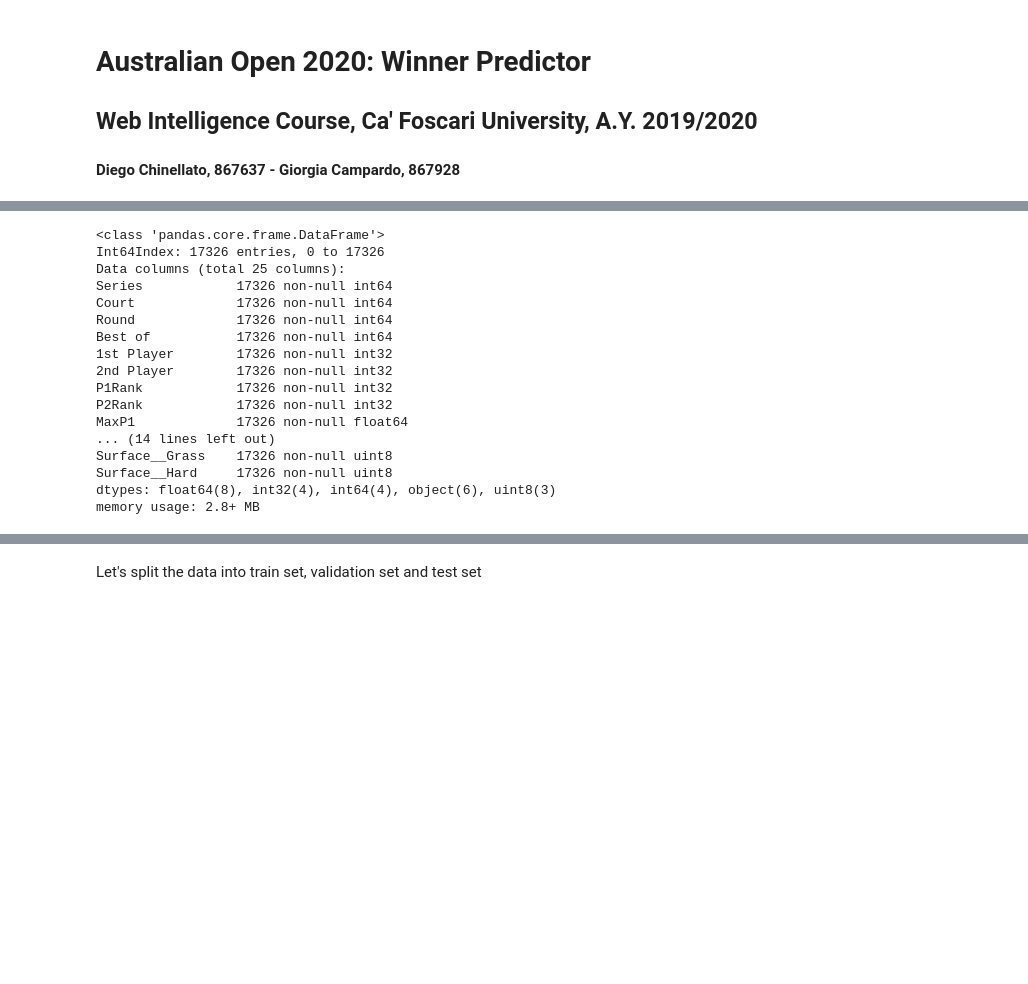
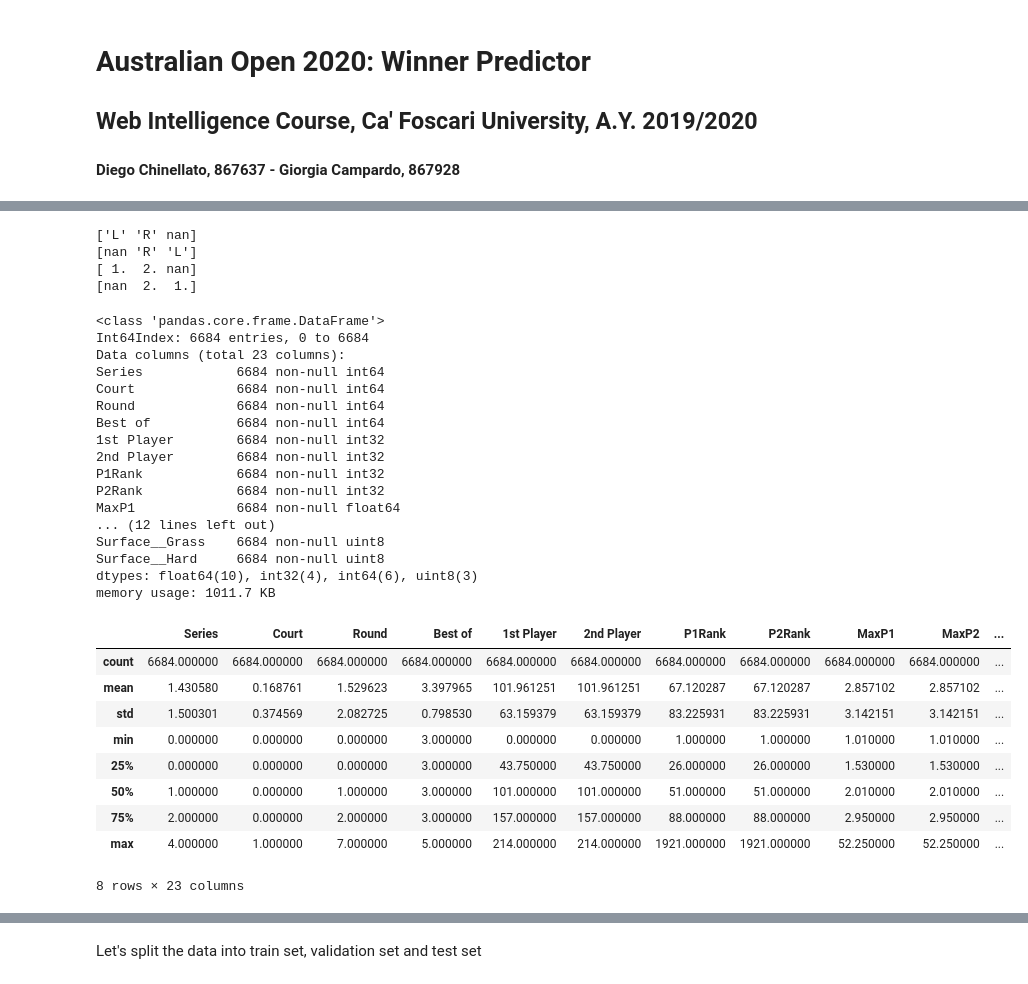
Before and after one commit to diegochine/ao2020-winner-predictor, a Jupyter notebook: O2020 Winner Predictor.ipynb, the cells around one changed output, grey strips where cells are left out. Drawn from its saved outputs; the diff is of its cells as text; code cells hidden in the pictures; blank space fills up the shorter version.

```diff
--- a/O2020 Winner Predictor.ipynb
+++ b/O2020 Winner Predictor.ipynb
@@ -62,11 +56,11 @@ data_types = {
     'WElo': float,
     'WSurfElo': float,
     'WHand': object,
-    'WBHand': object,
+    'WBHand': float,
     'LElo': float,
     'LSurfElo': float,
     'LHand': object,
-    'LBHand': object
+    'LBHand': float
 }
 x = pd.read_csv('data/dataset.csv',
                 encoding='utf-8-sig',
@@ -95,3 +69,13 @@ memory usage: 9.2+ MB
+# %%
+print(x['WHand'].unique())
+print(x['LHand'].unique())
+print(x['WBHand'].unique())
+print(x['LBHand'].unique())
+# %% [output]
+['L' 'R' nan]
+[nan 'R' 'L']
+[ 1.  2. nan]
+[nan  2.  1.]
 # %%
 def compute_elo_rankings(data):
     """
@@ -140,7 +124,8 @@ def preprocess_data(max_date=2014,
     features_to_drop += ['ATP', 'Location', 'Tournament', 'Date', 'Comment',
                          'WPts', 'LPts', 'Wsets', 'Lsets',
                          'W1', 'L1', 'W2', 'L2', 'W3', 'L3', 'W4', 'L4', 'W5', 'L5',
-                         'B365W', 'B365L', 'EXW', 'EXL', 'LBW', 'LBL', 'PSW', 'PSL', 'SJW', 'SJL']
+                         'B365W', 'B365L', 'EXW', 'EXL', 'LBW', 'LBL', 'PSW', 'PSL', 'SJW', 'SJL',
+                         'WBD', 'LBD']
     X = X.drop(columns=features_to_drop)
 
     # Deal with missing values
@@ -168,8 +153,11 @@ def preprocess_data(max_date=2014,
                  }
     X = X.replace({'Round': rounds2int, 'Series': series2int})
 
-    # Convert court to binary
-    X = X.replace({'Court': {'Outdoor': 0, 'Indoor': 1}})
+    # Convert categorical (binary) fields to int
+    X = X.replace({'Court': {'Outdoor': 0, 'Indoor': 1},
+                   'WHand': {'R': 0, 'L': 1},
+                   'LHand': {'R': 0, 'L': 1}})
+    X.astype({'WBHand': int, 'LBHand': int})
 
     # One hot encode categorical features into binary features
     X = pd.get_dummies(X, prefix=['Surface_'], columns=['Surface'], drop_first=drop_first)
@@ -180,7 +168,7 @@ def preprocess_data(max_date=2014,
     for i, player in enumerate(players):
         players_to_id[player] = i
     X = X.replace({'Winner': players_to_id, 'Loser': players_to_id})
-    X = X.astype({'Winner':int, 'Loser':int})
+    X = X.astype({'Winner': int, 'Loser': int})
 
     X = X.rename(columns={'Winner':'1st Player', 'Loser':'2nd Player',
                           'WRank':'P1Rank', 'LRank':'P2Rank',
@@ -191,31 +179,47 @@ def preprocess_data(max_date=2014,
     Y = np.concatenate([np.ones(X.shape[0], dtype=int), np.zeros(X.shape[0], dtype=int)])
     # Swap columns and concatenate to data
     tmp = X.copy()
-    cols_to_swap = ['1st Player', '2nd Player', 'P1Rank', 'P2Rank', 'MaxP1', 'MaxP2',  'AvgP1',  'AvgP2']
-    cols_swapped = ['2nd Player', '1st Player', 'P2Rank', 'P1Rank', 'MaxP2', 'MaxP1',  'AvgP2',  'AvgP1']
+    cols_to_swap = ['1st Player', '2nd Player', 'P1Rank', 'P2Rank', 'MaxP1', 'MaxP2',  'AvgP1',  'AvgP2',
+                    'WElo', 'LElo', 'WSurfElo', 'LSurfElo', 'WHand', 'LHand', 'WBHand', 'LBHand']
+    cols_swapped = ['2nd Player', '1st Player', 'P2Rank', 'P1Rank', 'MaxP2', 'MaxP1',  'AvgP2',  'AvgP1',
+                    'LElo', 'WElo', 'LSurfElo', 'WSurfElo', 'LHand', 'WHand', 'LBHand', 'WBHand']
+
     tmp[cols_to_swap] = tmp[cols_swapped]
     tmp.index = np.array(range(X.shape[0] + 1, X.shape[0] * 2 + 1))
     X = pd.concat((X, tmp))
 
     return X, Y
 # %%
-X, Y = preprocess_data()
+X, Y = preprocess_data(max_date=2018)
 X.info()
 # %% [output]
 <class 'pandas.core.frame.DataFrame'>
-Int64Index: 17326 entries, 0 to 17326
-Data columns (total 25 columns):
-Series            17326 non-null int64
-Court             17326 non-null int64
-Round             17326 non-null int64
-Best of           17326 non-null int64
-1st Player        17326 non-null int32
-2nd Player        17326 non-null int32
-P1Rank            17326 non-null int32
-P2Rank            17326 non-null int32
-MaxP1             17326 non-null float64
-... (14 lines left out)
-Surface__Grass    17326 non-null uint8
-Surface__Hard     17326 non-null uint8
-dtypes: float64(8), int32(4), int64(4), object(6), uint8(3)
-memory usage: 2.8+ MB
+Int64Index: 6684 entries, 0 to 6684
+Data columns (total 23 columns):
+Series            6684 non-null int64
+Court             6684 non-null int64
+Round             6684 non-null int64
+Best of           6684 non-null int64
+1st Player        6684 non-null int32
+2nd Player        6684 non-null int32
+P1Rank            6684 non-null int32
+P2Rank            6684 non-null int32
+MaxP1             6684 non-null float64
+... (12 lines left out)
+Surface__Grass    6684 non-null uint8
+Surface__Hard     6684 non-null uint8
+dtypes: float64(10), int32(4), int64(6), uint8(3)
+memory usage: 1011.7 KB
+# %%
+X.describe()
+# %% [output]
+|  | Series | Court | Round | Best of | 1st Player | 2nd Player | P1Rank | P2Rank | MaxP1 | MaxP2 | ... |
+| count | 6684.000000 | 6684.000000 | 6684.000000 | 6684.000000 | 6684.000000 | 6684.000000 | 6684.000000 | 6684.000000 | 6684.000000 | 6684.000000 | ... |
+| mean | 1.430580 | 0.168761 | 1.529623 | 3.397965 | 101.961251 | 101.961251 | 67.120287 | 67.120287 | 2.857102 | 2.857102 | ... |
+| std | 1.500301 | 0.374569 | 2.082725 | 0.798530 | 63.159379 | 63.159379 | 83.225931 | 83.225931 | 3.142151 | 3.142151 | ... |
+| min | 0.000000 | 0.000000 | 0.000000 | 3.000000 | 0.000000 | 0.000000 | 1.000000 | 1.000000 | 1.010000 | 1.010000 | ... |
+| 25% | 0.000000 | 0.000000 | 0.000000 | 3.000000 | 43.750000 | 43.750000 | 26.000000 | 26.000000 | 1.530000 | 1.530000 | ... |
+| 50% | 1.000000 | 0.000000 | 1.000000 | 3.000000 | 101.000000 | 101.000000 | 51.000000 | 51.000000 | 2.010000 | 2.010000 | ... |
+| 75% | 2.000000 | 0.000000 | 2.000000 | 3.000000 | 157.000000 | 157.000000 | 88.000000 | 88.000000 | 2.950000 | 2.950000 | ... |
+| max | 4.000000 | 1.000000 | 7.000000 | 5.000000 | 214.000000 | 214.000000 | 1921.000000 | 1921.000000 | 52.250000 | 52.250000 | ... |
+8 rows × 23 columns
```
Also changed, not shown: parts of 26 cells of this notebook, 11 other files.
